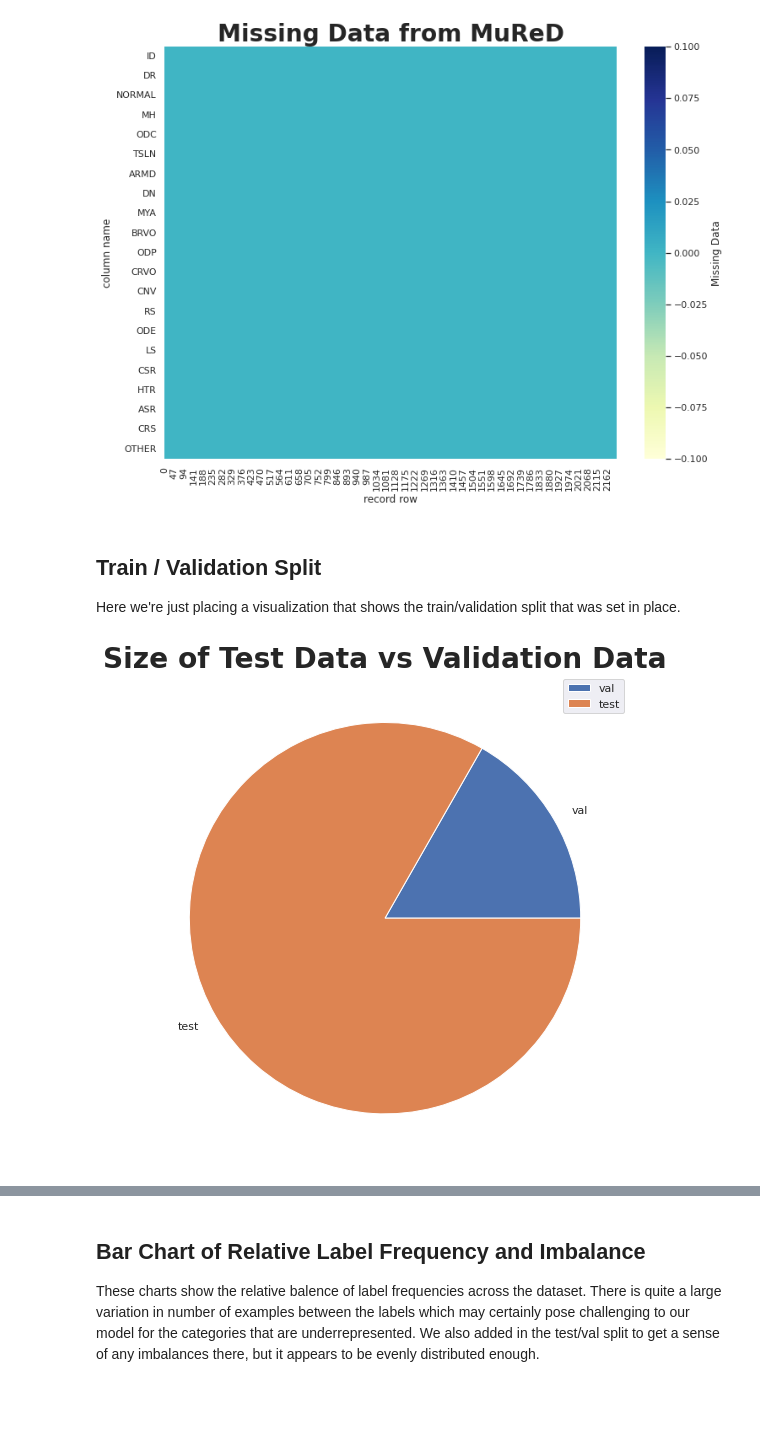
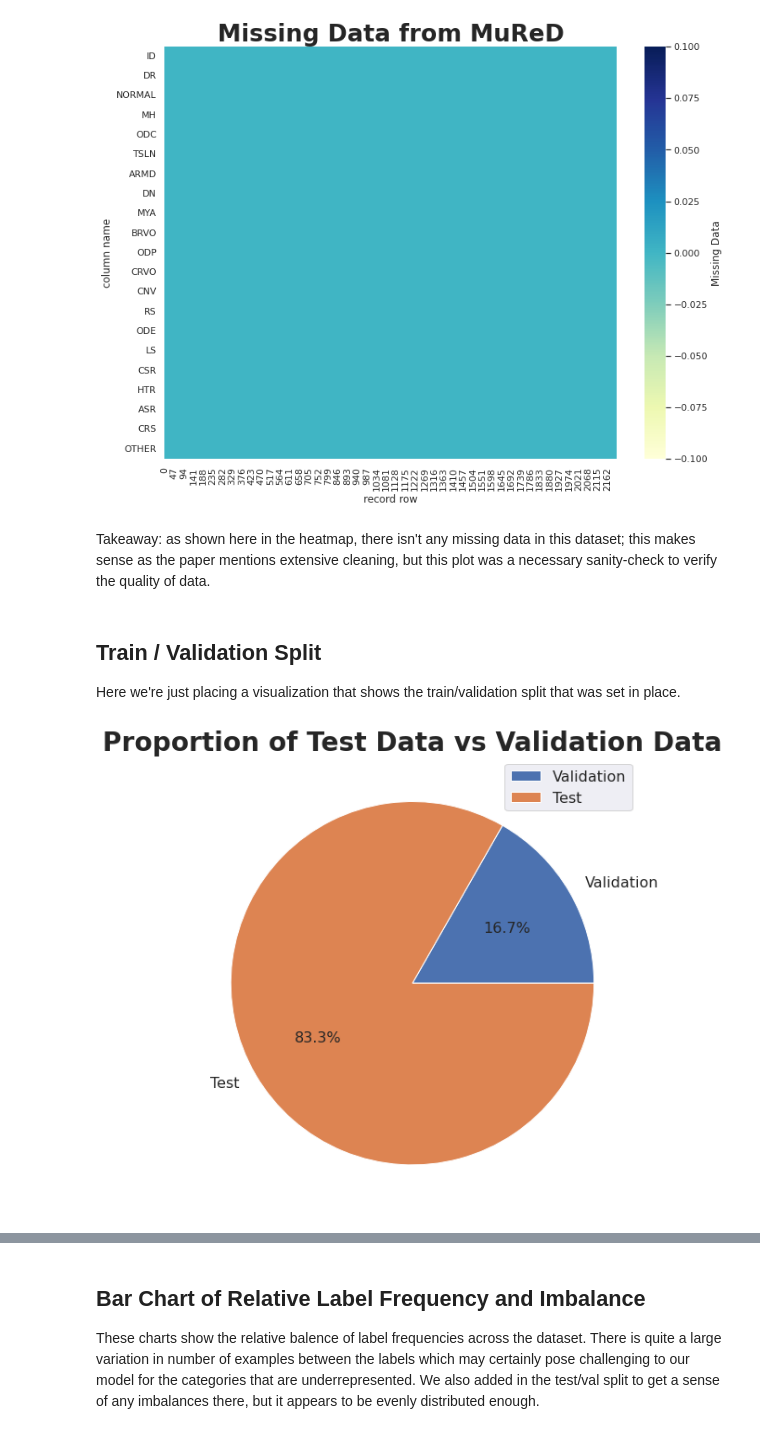
Before and after one commit to DataScience4Health-Fall2022/termproject-group-3, a Jupyter notebook: EDA/EDA.ipynb, the cells around one changed output, grey strips where cells are left out. Cells and saved outputs as stored; diff of their text form; code cells hidden in the pictures; blank space fills up the shorter version.

```diff
--- a/EDA/EDA.ipynb
+++ b/EDA/EDA.ipynb
@@ -141,6 +141,8 @@ ax.set_ylabel("column name")
 plt.show()
 # %% [output]
 [figure]
+# %% [markdown]
+Takeaway: as shown here in the heatmap, there isn't any missing data in this dataset; this makes sense as the paper mentions extensive cleaning, but this plot was a necessary sanity-check to verify the quality of data.
 # %% [markdown]
 ## Train / Validation Split
 
@@ -148,9 +150,9 @@ Here we're just placing a visualization that shows the train/validation split th
 # %%
 fig = plt.figure(figsize=(12, 9))
 ax = fig.add_subplot()
-plt.pie([val.shape[0], df.shape[0]], labels=["val", "test"])
-plt.title("Size of Test Data vs Validation Data", fontsize=28, fontweight="bold")
-ax.legend()
+plt.pie([val.shape[0], df.shape[0]], labels=["Validation", "Test"], autopct='%1.1f%%', textprops={'fontsize': 16})
+plt.title("Proportion of Test Data vs Validation Data", fontsize=28, fontweight="bold")
+ax.legend(prop={'size': 16})
 plt.show()
 # %% [output]
-[figure, old version]
+[figure, new version]
```
Also changed, not shown: parts of 10 cells of this notebook, 2 other files.
